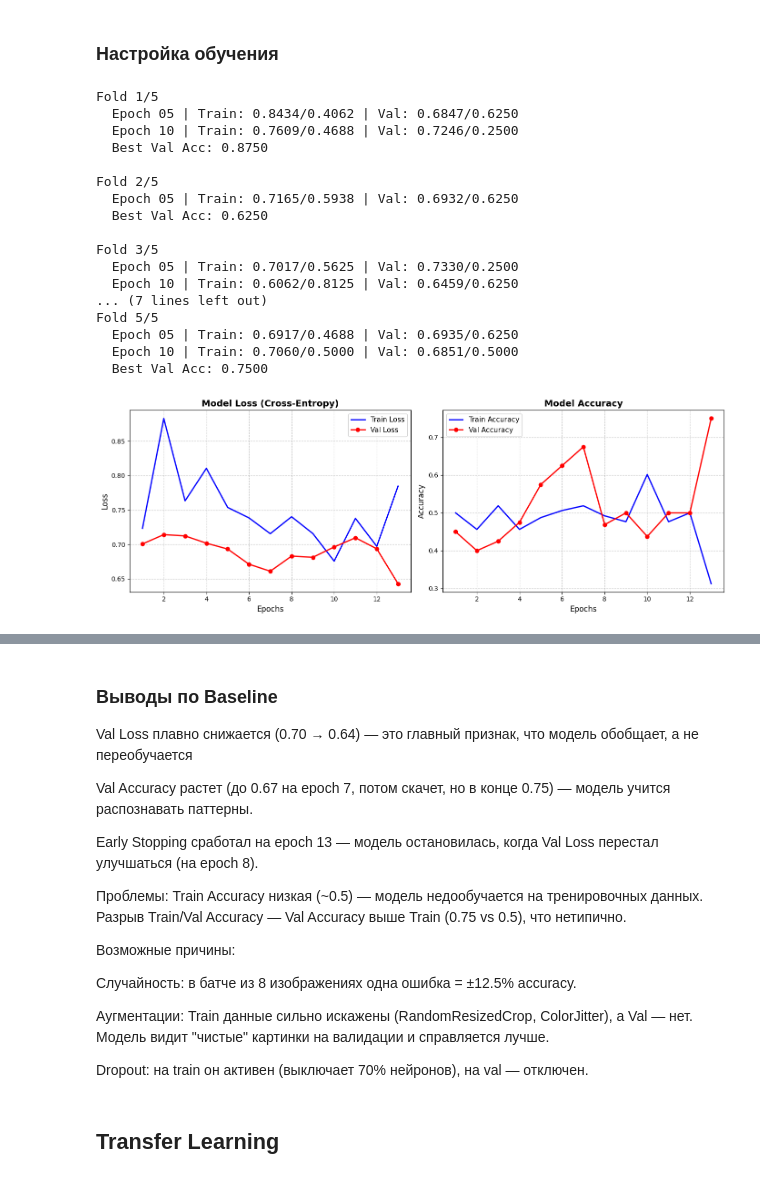
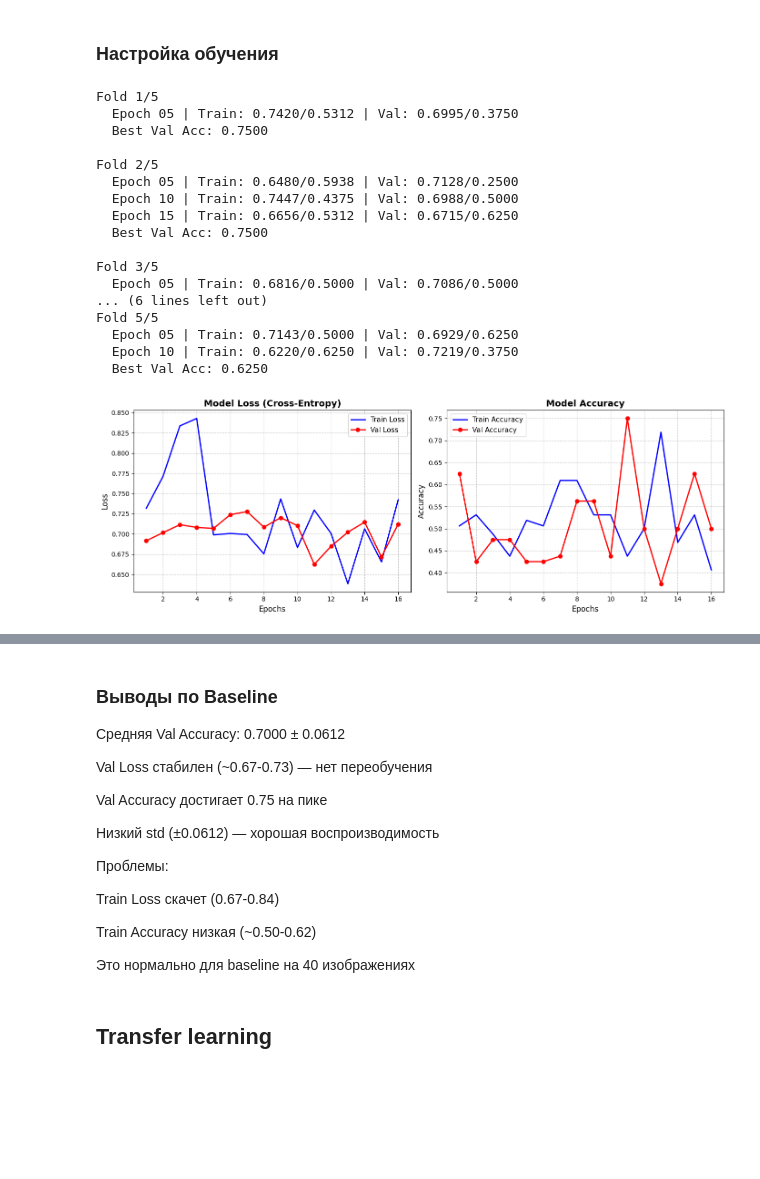
Before and after one commit to LinkiChmu/plates-classifier, a Jupyter notebook: notebooks/baseline.ipynb, the cells around one changed output, grey strips where cells are left out. Drawn from its saved outputs; the diff is of its cells as text; code cells hidden in the pictures; blank space fills up the shorter version.

```diff
--- a/notebooks/baseline.ipynb
+++ b/notebooks/baseline.ipynb
@@ -13,8 +13,37 @@ import torchvision.models as models
 import matplotlib.pyplot as plt
 from sklearn.model_selection import KFold
 import numpy as np
+import os
+import random
+from torch.backends import cudnn
 
-RANDOM_STATE = 42
+RANDOM_STATE = 22
+
+def set_seed(seed=RANDOM_STATE):
+    """Фиксирует случайность для всех бэкендов, включая MPS."""
+    random.seed(seed)
+    np.random.seed(seed)
+    torch.manual_seed(seed)
+
+    # CUDA (если есть)
+    if torch.cuda.is_available():
+        torch.cuda.manual_seed(seed)
+        torch.cuda.manual_seed_all(seed)
+        cudnn.deterministic = True
+        cudnn.benchmark = False
+
+    # MPS — включаем детерминированные алгоритмы
+    if torch.backends.mps.is_available():
+        # На MPS cudnn не используется, но torch.set_deterministic работает
+        torch.use_deterministic_algorithms(True, warn_only=True)
+
+    # Фиксируем hash-рандомизацию Python
+    os.environ['PYTHONHASHSEED'] = str(seed)
+
+    print(f"✅ Seed зафиксирован: {seed}")
+
+set_seed(RANDOM_STATE)
+
 DATA_DIR = Path("../data")
 TRAIN_DIR = DATA_DIR / "train"
 TEST_DIR = DATA_DIR / "test"
@@ -284,7 +315,7 @@ device = (
 LEARNING_RATE = 5e-4
 REGULARIZATION = 1e-3
 BATCH_SIZE = 8
-NUM_EPOCHS = 30
+NUM_EPOCHS = 20
 N_FOLDS = 5
 
 full_dataset = datasets.ImageFolder(root=TRAIN_DIR, transform=train_transforms)
@@ -364,43 +395,43 @@ for epoch in range(NUM_EPOCHS):
 
         running_loss += loss.item() * images.size(0)
         _, predicted = torch.max(outputs, 1)
         total += labels.size(0)
         correct += (predicted == labels).sum().item()
 
     epoch_loss = running_loss / total
     epoch_acc = correct / total
     final_scheduler.step(epoch_loss)
 
     # СОХРАНЯЕМ ЛУЧШУЮ МОДЕЛЬ (по train loss)
     if epoch_loss < best_loss:
         best_loss = epoch_loss
         torch.save(final_model.state_dict(), "final_model.pth")
         print(f"     Epoch {epoch+1:02d} | Loss: {epoch_loss:.4f} | Acc: {epoch_acc:.4f} [СОХРАНЕНО]")
     else:
         print(f"     Epoch {epoch+1:02d} | Loss: {epoch_loss:.4f} | Acc: {epoch_acc:.4f}")
 
-    # 👇 ДОПОЛНИТЕЛЬНО: сохраняем чекпоинт каждые 5 эпох
+    # ДОПОЛНИТЕЛЬНО: сохраняем чекпоинт каждые 5 эпох
     if (epoch + 1) % 5 == 0:
         torch.save(final_model.state_dict(), f"final_model_epoch{epoch+1}.pth")
 
 print("Финальная модель сохранена: final_model.pth")
 print(f"Лучший Train Loss: {best_loss:.4f}")
 # %% [output]
 Fold 1/5
-  Epoch 05 | Train: 0.8434/0.4062 | Val: 0.6847/0.6250
-  Epoch 10 | Train: 0.7609/0.4688 | Val: 0.7246/0.2500
-  Best Val Acc: 0.8750
+  Epoch 05 | Train: 0.7420/0.5312 | Val: 0.6995/0.3750
+  Best Val Acc: 0.7500
 
 Fold 2/5
-  Epoch 05 | Train: 0.7165/0.5938 | Val: 0.6932/0.6250
-  Best Val Acc: 0.6250
+  Epoch 05 | Train: 0.6480/0.5938 | Val: 0.7128/0.2500
+  Epoch 10 | Train: 0.7447/0.4375 | Val: 0.6988/0.5000
+  Epoch 15 | Train: 0.6656/0.5312 | Val: 0.6715/0.6250
+  Best Val Acc: 0.7500
 
 Fold 3/5
-  Epoch 05 | Train: 0.7017/0.5625 | Val: 0.7330/0.2500
-  Epoch 10 | Train: 0.6062/0.8125 | Val: 0.6459/0.6250
-... (7 lines left out)
+  Epoch 05 | Train: 0.6816/0.5000 | Val: 0.7086/0.5000
+... (6 lines left out)
 Fold 5/5
-  Epoch 05 | Train: 0.6917/0.4688 | Val: 0.6935/0.6250
-  Epoch 10 | Train: 0.7060/0.5000 | Val: 0.6851/0.5000
-  Best Val Acc: 0.7500
+  Epoch 05 | Train: 0.7143/0.5000 | Val: 0.6929/0.6250
+  Epoch 10 | Train: 0.6220/0.6250 | Val: 0.7219/0.3750
+  Best Val Acc: 0.6250
-[figure, old version]
+[figure, new version]
@@ -424,22 +455,20 @@ Fold 5/5
 # %% [markdown]
 ### Выводы по Baseline
 
-Val Loss плавно снижается (0.70 → 0.64) — это главный признак, что модель обобщает, а не переобучается
+Средняя Val Accuracy: 0.7000 ± 0.0612
 
-Val Accuracy растет (до 0.67 на epoch 7, потом скачет, но в конце 0.75) — модель учится распознавать паттерны.
+Val Loss стабилен (~0.67-0.73) — нет переобучения
 
-Early Stopping сработал на epoch 13 — модель остановилась, когда Val Loss перестал улучшаться (на epoch 8).
+Val Accuracy достигает 0.75 на пике
+
+Низкий std (±0.0612) — хорошая воспроизводимость
 
 Проблемы:
-Train Accuracy низкая (~0.5) — модель недообучается на тренировочных данных.
-Разрыв Train/Val Accuracy — Val Accuracy выше Train (0.75 vs 0.5), что нетипично.
 
-Возможные причины:
+Train Loss скачет (0.67-0.84)
 
-Случайность: в батче из 8 изображениях одна ошибка = ±12.5% accuracy.
+Train Accuracy низкая (~0.50-0.62)
 
-Аугментации: Train данные сильно искажены (RandomResizedCrop, ColorJitter), а Val — нет. Модель видит "чистые" картинки на валидации и справляется лучше.
-
-Dropout: на train он активен (выключает 70% нейронов), на val — отключен.
+Это нормально для baseline на 40 изображениях
 # %% [markdown]
-## Transfer Learning
+## Transfer learning
```
Also changed, not shown: parts of 14 cells of this notebook.
